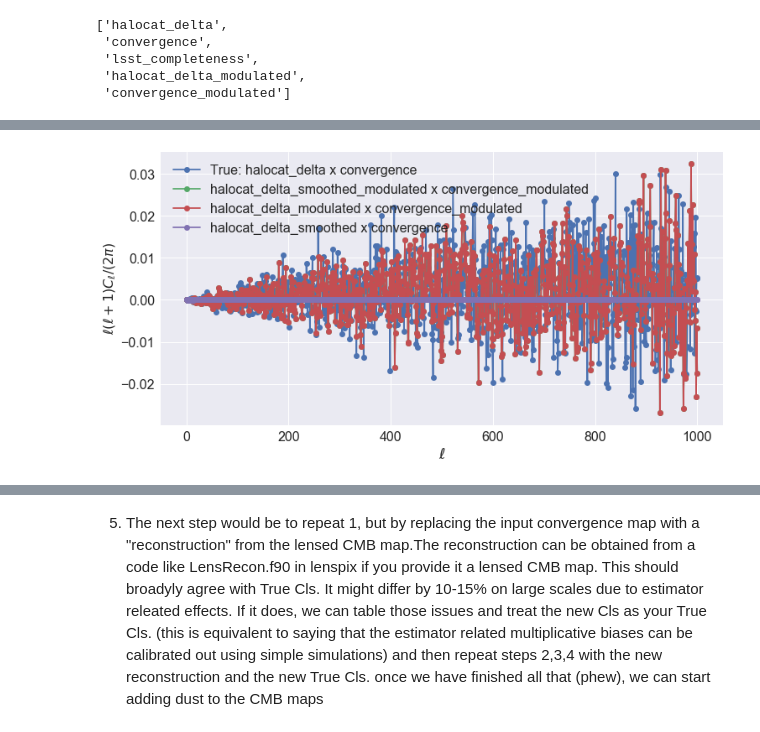
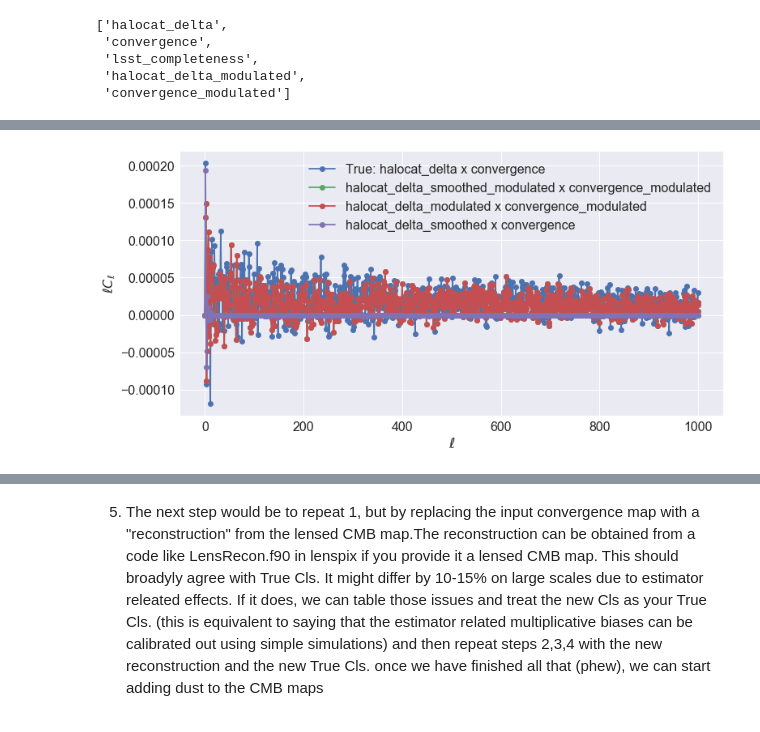
Before and after one commit to humnaawan/cmblxlss, a Jupyter notebook: notebooks/Uncorrelated Galaxy Modulation Effects.ipynb, the cells around one changed output, grey strips where cells are left out. Drawn from its saved outputs; the diff is of its cells as text; code cells hidden in the pictures.

```diff
--- a/notebooks/Uncorrelated Galaxy Modulation Effects.ipynb
+++ b/notebooks/Uncorrelated Galaxy Modulation Effects.ipynb
@@ -62,7 +62,8 @@ startTime= time.time()
 nside= 1024 #4096 #512 #256 #4096 # need match that from Takahashi sims to apply completeness mask
 lmax= 1000 #3000 #1000
 # %%
-halocat_filepath= '%s/data/interm//finalOutput_10063gals.csv'%home
+#halocat_filepath= '%s/data/interm//finalOutput_10063gals.csv'%home
+halocat_filepath= '%s/data/finalOutput_506246gals.csv'%home
 convergence_filepath= 'allskymap_nres12r000.zs66.mag.dat'
 
 lsst_galaxycount_path= '/Volumes/Transcend/2016-09-09/artificialStructure_noPoissonNoise_nside256_14pixelRadiusForMasking_with0ptErrors_withDustExtinction_i<27.5_minion1016_fullSurveyPeriod_0.66<z<1.0_normalizedGalaxyCounts_directory/numGalData_afterBorderMasking_after0pt/numGalData_masked_with0pt_i_RandomDitherFieldPerVisit.npz'
@@ -355,5 +356,5 @@ Wall time: 44.6 s
 # %%
 %%time
-plot_cls_dict(cls)
+plot_cls_dict(cls, cross_convention= True, binned= False)
 # %% [output]
-[figure, old version]
+[figure, new version]
```
Also changed, not shown: parts of 24 cells of this notebook.
